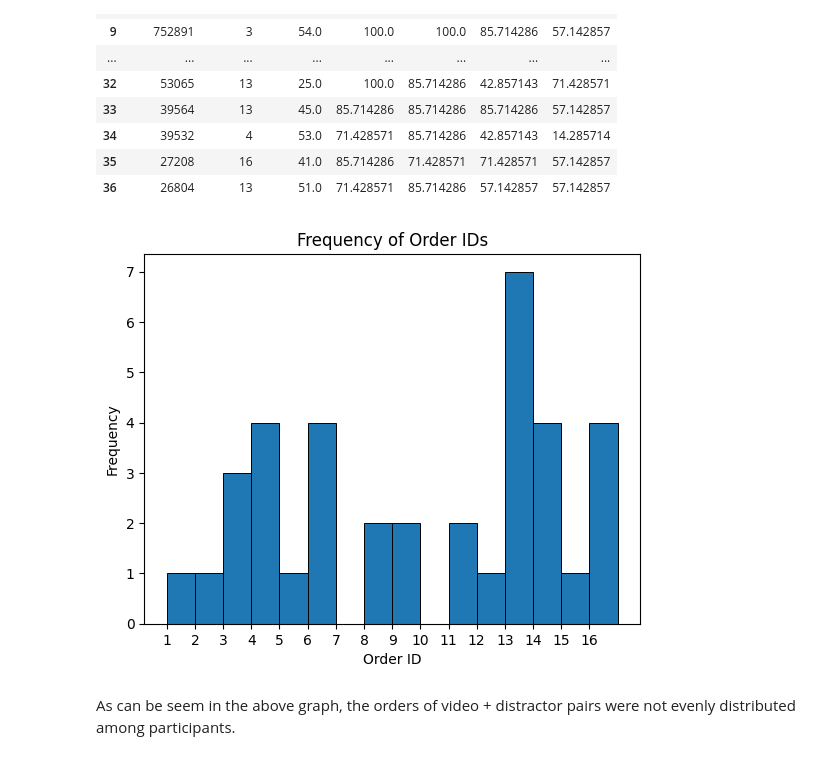
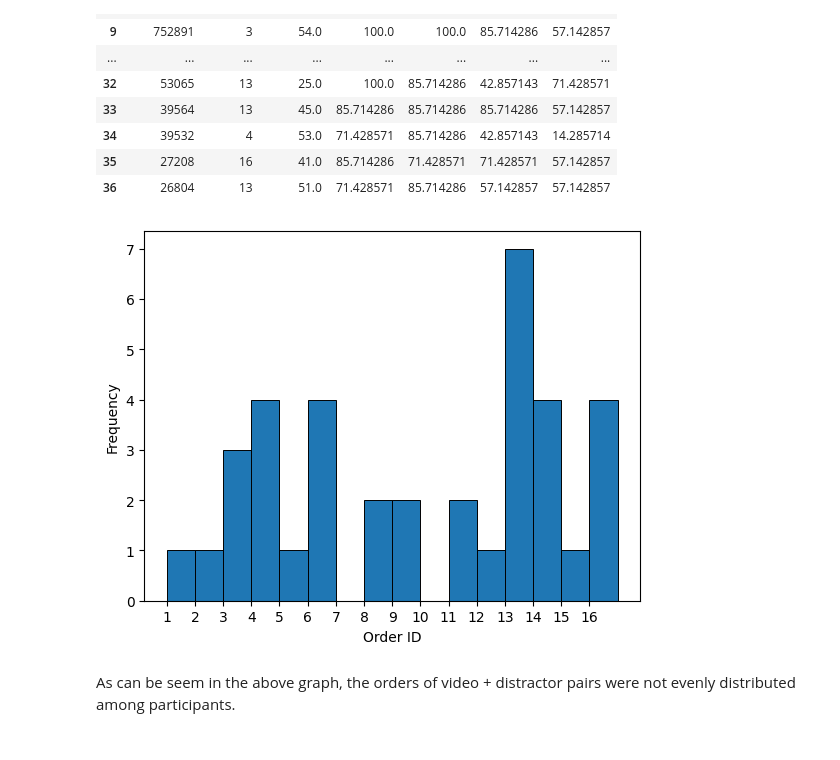
Before and after one commit to HamishHill-WK/PSY555Unit2, a Jupyter notebook: data.ipynb, the cells around one changed output. Saved outputs shown, nothing was run; the diff lists cells and outputs as text; code cells hidden in the pictures.

```diff
--- a/data.ipynb
+++ b/data.ipynb
@@ -1,11 +1,7 @@
 # %%
 import pandas as pd
 import matplotlib.pyplot as plt
-
-# Install matplotlib if not already installed
-file_path = 'PsychopyRawData1.xlsx'
-
-# Load the Excel file into a DataFrame
+file_path = 'PsychopyRawData.xlsx'
 df = pd.read_excel(file_path)
 
 df.columns = df.columns.str.replace(r'survey.block_(\d)', r'v\1', regex=True)
@@ -21,24 +17,23 @@ df = df.dropna()
 
 csv_file_path = 'AnswerKey.csv'
 # Load the CSV file into a DataFrame
-df_csv = pd.read_csv(csv_file_path)
+df_answers = pd.read_csv(csv_file_path)
 # Strip 'd1', 'd2', 'd3', 'd4' from each column name
-df_csv.columns = df_csv.columns.str.replace(r'd[1-4]', '', regex=True)
+df_answers.columns = df_answers.columns.str.replace(r'd[1-4]', '', regex=True)
 # Remove duplicate columns
-df_csv = df_csv.loc[:, ~df_csv.columns.duplicated()]
+df_answers = df_answers.loc[:, ~df_answers.columns.duplicated()]
 
 # Iterate over each row in df
 for index, row in df.iterrows():
     # Iterate over each column in df
     for col in df.columns:
-        # Check if the column name matches the format vxdy
+        # Check if the column name matches the format vxqy
         if col.startswith('v') and col[2] == 'q':
-            # Compare the value in df with the corresponding value in df_csv
-            if row[col] == df_csv.at[0, col]:
+            # Compare the value in df with the corresponding value in df_answers
+            if row[col] == df_answers.at[0, col]:
                 df.at[index, col] = True
             else:
                 df.at[index, col] = False
-
 
 #sum percent correct for each video
 for i in range(1, 5):
@@ -73,13 +68,12 @@ import numpy as np
 # %%
 plt.yticks(range(0, 8, 1))
 plt.xticks(range(1, 17, 1))
 plt.hist(df['orderID'], bins=range(1, 18), align='mid', edgecolor='black', linewidth=0.7)
 plt.xlabel('Order ID')
 plt.ylabel('Frequency')
-plt.title('Frequency of Order IDs')
 plt.show()
 # %% [output]
-[figure, old version]
+[figure, new version]
 # %% [markdown]
 As can be seem in the above graph, the orders of video + distractor pairs were not evenly distributed among participants.
 # %%
```
Also changed, not shown: parts of 22 cells of this notebook, 3 other files.
